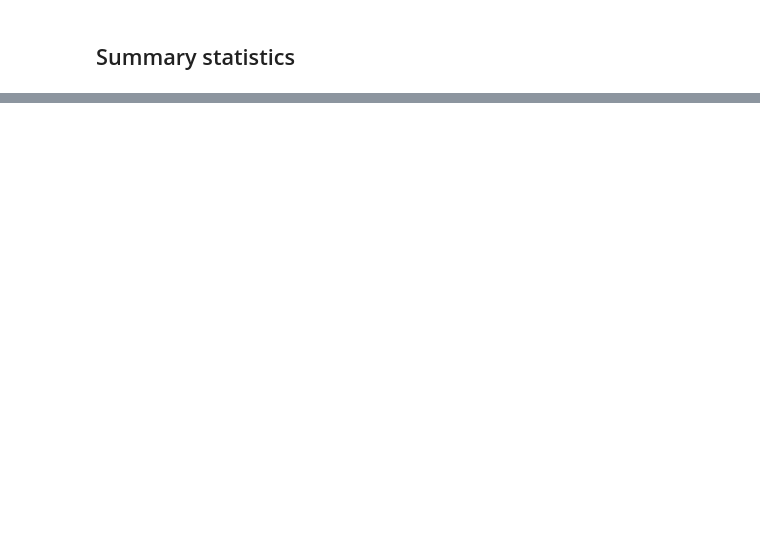
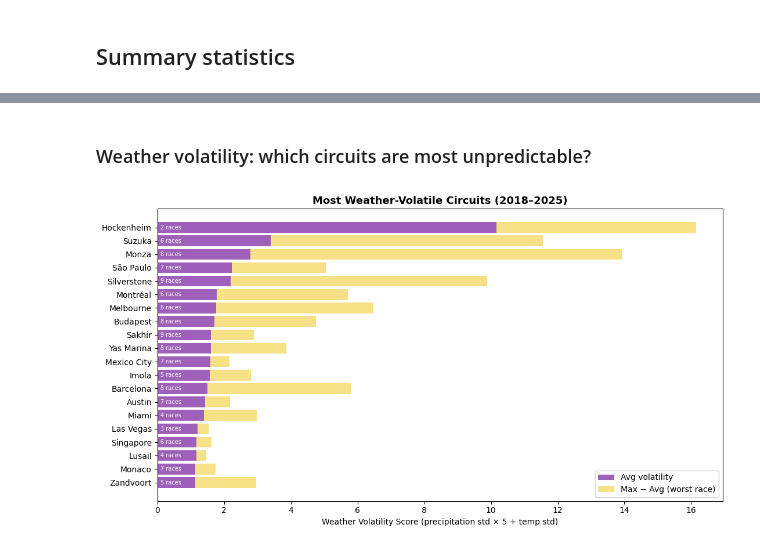
Before and after one commit to CodyRB24/mads-f1-analysis, a Jupyter notebook: notebooks/f1_weather.ipynb, the cells around one changed output, grey strips where cells are left out. Cells and saved outputs as stored; diff of their text form; code cells hidden in the pictures; blank space fills up the shorter version.

```diff
--- a/notebooks/f1_weather.ipynb
+++ b/notebooks/f1_weather.ipynb
@@ -261,0 +503,29 @@ Top 10 wettest races at start hour:
+# %% [markdown]
+### Weather volatility: which circuits are most unpredictable?
+# %%
+circuit_vol = (
+    raw.groupby("Location")["volatility_score"]
+    .agg(["mean", "max", "count"])
+    .rename(columns={"mean": "avg_volatility", "max": "max_volatility", "count": "races"})
+    .query("races >= 2")   # at least 2 data points per circuit
+    .sort_values("avg_volatility", ascending=False)
+    .head(20)
+)
+
+fig, ax = plt.subplots(figsize=(11, 6))
+ax.barh(circuit_vol.index, circuit_vol["avg_volatility"], color=purple, alpha=0.85, label="Avg volatility")
+ax.barh(circuit_vol.index, circuit_vol["max_volatility"] - circuit_vol["avg_volatility"],
+        left=circuit_vol["avg_volatility"], color=yellow, alpha=0.5, label="Max − Avg (worst race)")
+
+for i, (_, row) in enumerate(circuit_vol.iterrows()):
+    ax.text(0.1, i, f"{row['races']:.0f} races", va="center", fontsize=7, color="white")
+
+ax.set_xlabel("Weather Volatility Score (precipitation std × 5 + temp std)")
+ax.set_title("Most Weather-Volatile Circuits (2018–2025)", fontsize=13, fontweight="bold")
+ax.invert_yaxis()
+ax.legend()
+plt.tight_layout()
+# plt.savefig("circuit_volatility.png", dpi=150)
+plt.show()
+# %% [output]
+[figure, added]
```
Also changed, not shown: parts of 42 cells of this notebook, 1 other file.
